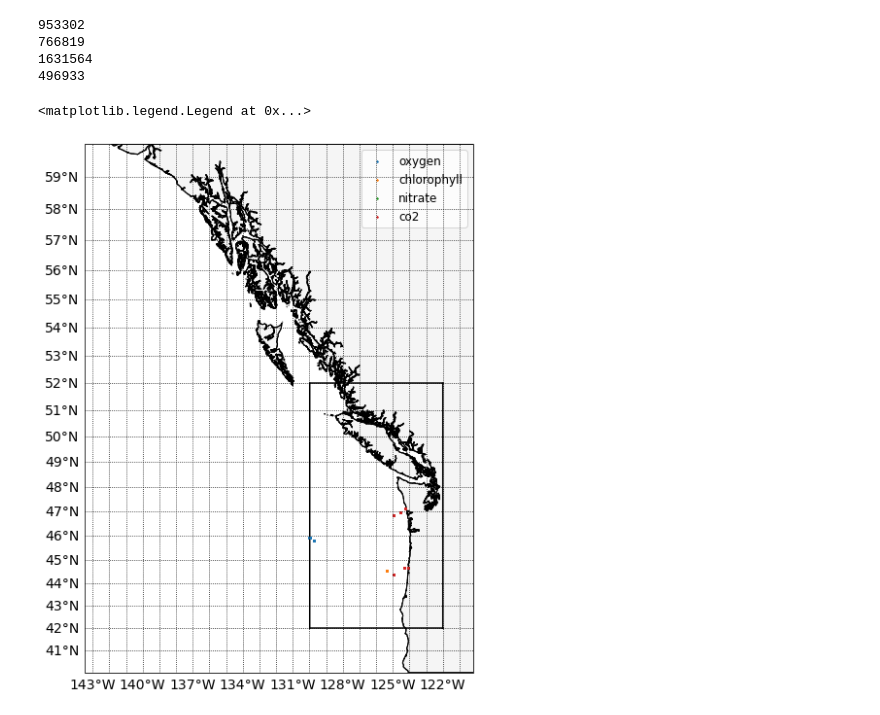
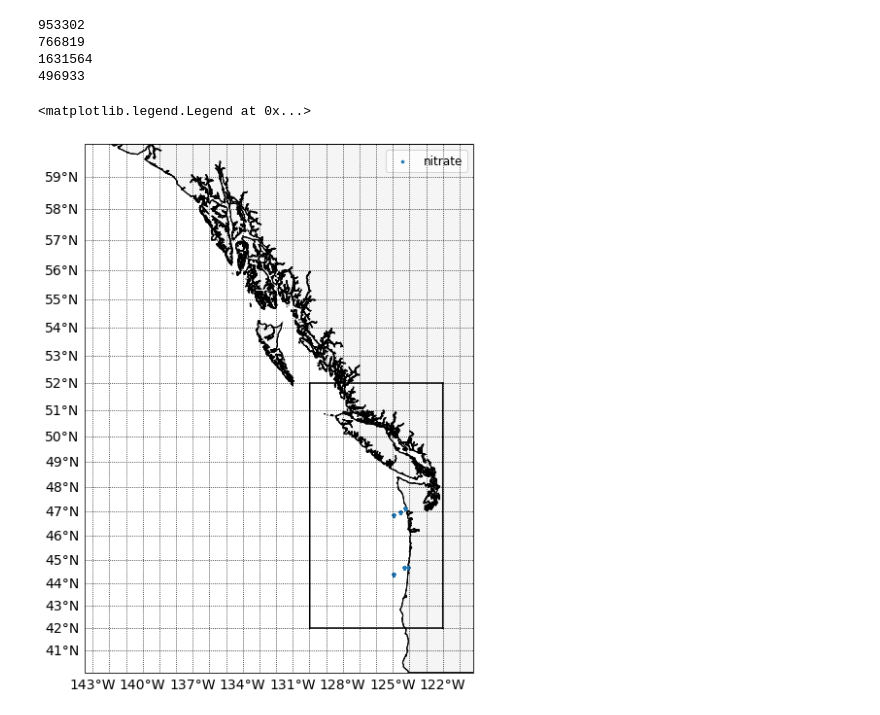
Before and after one commit to UBC-MOAD/analysis-becca, a Jupyter notebook: LiveOcean/tracers/clustering.ipynb, the cells around one changed output. Saved outputs shown, nothing was run; the diff lists cells and outputs as text; code cells hidden in the pictures.

```diff
--- a/LiveOcean/tracers/clustering.ipynb
+++ b/LiveOcean/tracers/clustering.ipynb
@@ -10,3 +69,5 @@ grid = xr.open_dataset('/ocean/rbeutel/MOAD/analysis-becca/LiveOcean/grid.nc')
 # %%
-ios_moor = pd.read_pickle('/ocean/rbeutel/MOAD/analysis-becca/LiveOcean/tracers/IOS_ctd_moor.p')
-ios_prof = pd.read_pickle('/ocean/rbeutel/MOAD/analysis-becca/LiveOcean/tracers/IOS_ctd_prof.p')
+# ooi_chl = pd.read_pickle('/ocean/rbeutel/MOAD/analysis-becca/LiveOcean/tracers/observations/OOI_chlorophyll.p')
+# ooi_co2 = pd.read_pickle('/ocean/rbeutel/MOAD/analysis-becca/LiveOcean/tracers/observations/OOI_co2.p')
+# ooi_oxy = pd.read_pickle('/ocean/rbeutel/MOAD/analysis-becca/LiveOcean/tracers/observations/OOI_oxygen.p')
+ooi_nit = pd.read_pickle('/ocean/rbeutel/MOAD/analysis-becca/LiveOcean/tracers/observations/OOI_nitrate.p')
@@ -67,8 +74,3 @@ ios_moor.loc[ios_moor['sea_water_practical_salinity (PSS-78)'] < 0, 'sea_water_p
-# %%
-ooi_chl = pd.read_pickle('/ocean/rbeutel/MOAD/analysis-becca/LiveOcean/tracers/OOI_chlorophyll.p').drop(['z (Altitude, m)'],axis=1)
-ooi_co2 = pd.read_pickle('/ocean/rbeutel/MOAD/analysis-becca/LiveOcean/tracers/OOI_co2.p').drop(['z (Altitude, m)'],axis=1)
-ooi_oxy = pd.read_pickle('/ocean/rbeutel/MOAD/analysis-becca/LiveOcean/tracers/OOI_oxygen.p').drop(['z (Altitude, m)'],axis=1)
-ooi_nit = pd.read_pickle('/ocean/rbeutel/MOAD/analysis-becca/LiveOcean/tracers/OOI_nitrate.p').drop(['z (Altitude, m)'],axis=1)
 # %%
 print(len(ooi_chl))
 print(len(ooi_co2))
@@ -83,35 +85,35 @@ print(len(ooi_nit))
 # Increase font size
 plt.rcParams['font.size'] = 14
 
 # Make plot area
 xlim, ylim = [-143.5, -120.2], [40, 60]
 fig, ax = plt.subplots(figsize=(8, 10), subplot_kw={'projection': crs.Mercator(np.mean(xlim), *ylim)})
 ax.set_extent(xlim + ylim)
 
 # Draw coastline
 ax.add_feature(feature.GSHHSFeature('full', facecolor='whitesmoke', zorder=2))
 ax.add_feature(feature.GSHHSFeature('full', edgecolor='k', zorder=4))
 
 # Add gridlines
 xlocs, ylocs = [np.arange(np.floor(l[0]), np.ceil(l[1])+1) for l in [xlim, ylim]]
 gl = ax.gridlines(linestyle=":", color='k', draw_labels=True, xlocs=xlocs, ylocs=ylocs, zorder=8)
 gl.xformatter, gl.yformatter = LONGITUDE_FORMATTER, LATITUDE_FORMATTER
 gl.xlabels_top, gl.ylabels_right = False, False
 
 # Draw box
 ax.plot(grid.lon_rho[:,0], grid.lat_rho[:,0], 'k-', zorder=6, transform=crs.PlateCarree())
 ax.plot(grid.lon_rho[:,-1], grid.lat_rho[:,-1], 'k-', zorder=6, transform=crs.PlateCarree())
 ax.plot(grid.lon_rho[-1,:], grid.lat_rho[-1,:], 'k-', zorder=6, transform=crs.PlateCarree())
 ax.plot(grid.lon_rho[0,:], grid.lat_rho[0,:], 'k-', zorder=6, transform=crs.PlateCarree())
 
 # add points
-ax.scatter(ooi_oxy['longitude (degrees_east)'], ooi_oxy['latitude (degrees_north)'], s=10, marker='*', label='oxygen',transform=crs.PlateCarree(),zorder=7)
-ax.scatter(ooi_chl['longitude (degrees_east)'], ooi_chl['latitude (degrees_north)'], s=10, marker='*', label='chlorophyll',transform=crs.PlateCarree(),zorder=7)
+# ax.scatter(ooi_oxy['longitude (degrees_east)'], ooi_oxy['latitude (degrees_north)'], s=10, marker='*', label='oxygen',transform=crs.PlateCarree(),zorder=7)
+# ax.scatter(ooi_chl['longitude (degrees_east)'], ooi_chl['latitude (degrees_north)'], s=10, marker='*', label='chlorophyll',transform=crs.PlateCarree(),zorder=7)
 ax.scatter(ooi_nit['longitude (degrees_east)'], ooi_nit['latitude (degrees_north)'], s=10, marker='*', label='nitrate',transform=crs.PlateCarree(),zorder=7)
-ax.scatter(ooi_co2['longitude (degrees_east)'], ooi_co2['latitude (degrees_north)'], s=10, marker='*', label='co2',transform=crs.PlateCarree(),zorder=7)
+# ax.scatter(ooi_co2['longitude (degrees_east)'], ooi_co2['latitude (degrees_north)'], s=10, marker='*', label='co2',transform=crs.PlateCarree(),zorder=7)
 
 ax.legend(fontsize=12)
 # %% [output]
 <matplotlib.legend.Legend at 0x...>
-[figure, old version]
+[figure, new version]
 # %%
```
Also changed, not shown: parts of 8 cells of this notebook, 9 other files.
